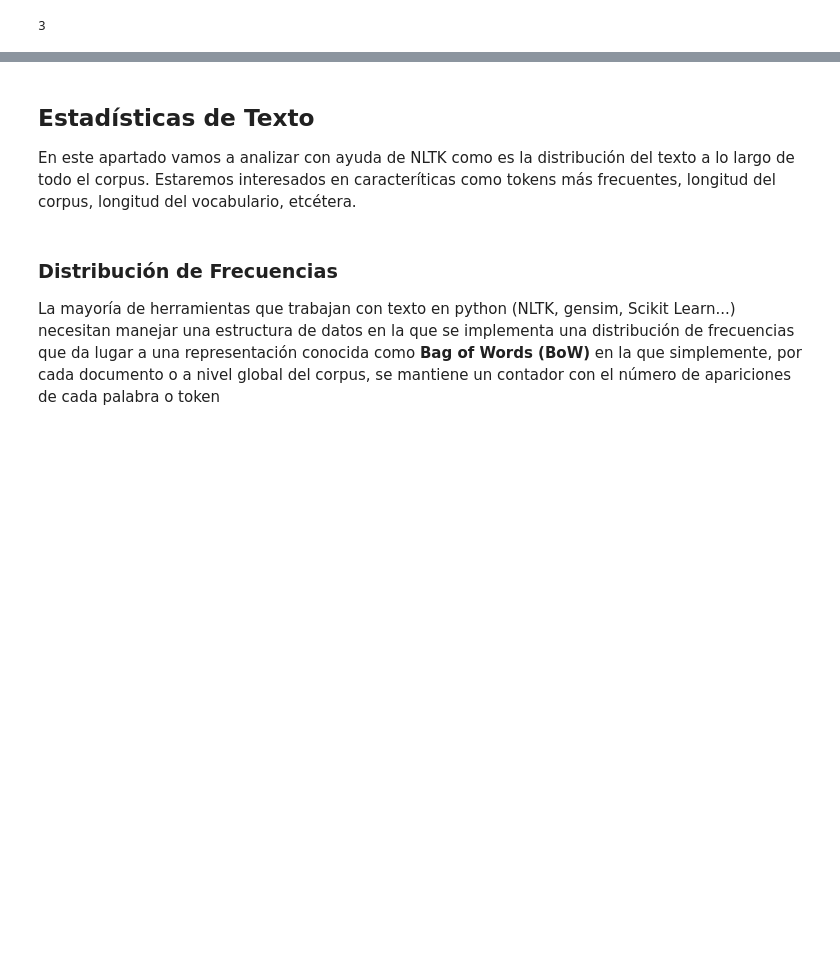
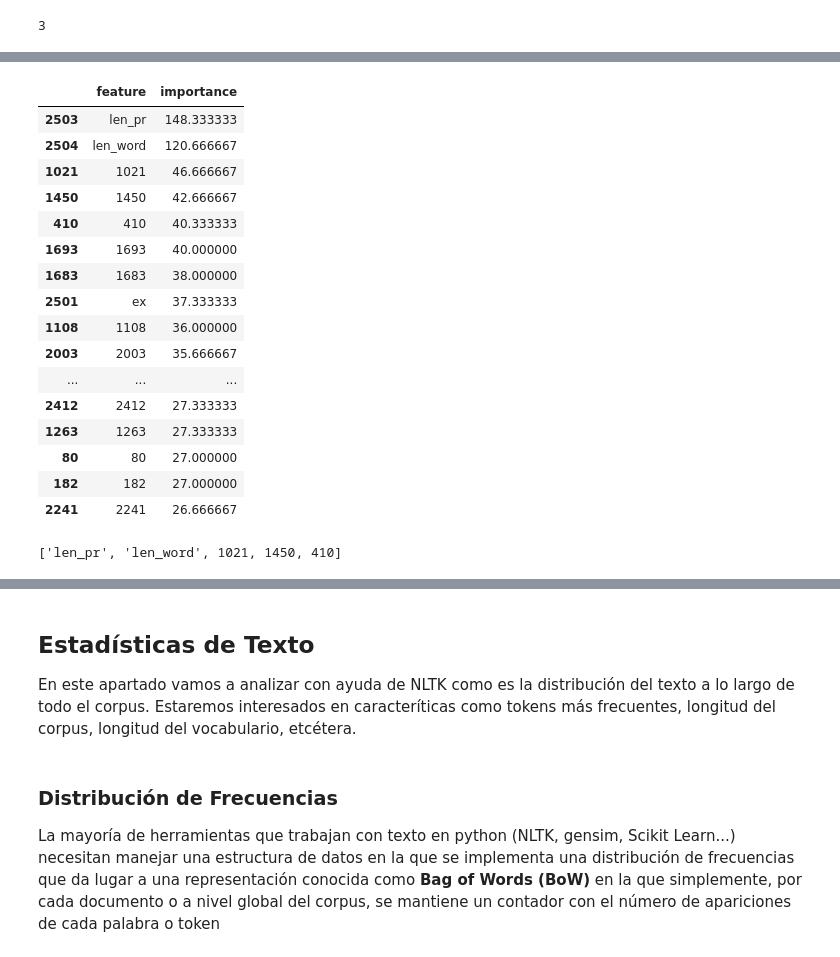
Before and after one commit to rodgomrod/kaggle_toxicity, a Jupyter notebook: Notebooks/Exploracion_datos.ipynb, the cells around one changed output, grey strips where cells are left out. Cells and saved outputs as stored; diff of their text form; code cells hidden in the pictures; blank space fills up the shorter version.

```diff
--- a/Notebooks/Exploracion_datos.ipynb
+++ b/Notebooks/Exploracion_datos.ipynb
@@ -195,13 +231,14 @@ skf.get_n_splits(train_ids, y_train)
 # %% [output]
 3
 # %%
-params={'min_data_in_leaf':20,
+params={
+    'min_data_in_leaf':20,
         'max_depth':-1,
         'metric':'auc',
         'n_estimators':1000,
-        'learning_rate':0.1,
+        'learning_rate':0.07,
         'num_leaves':75,
-        'colsample_bytree':0.5,
+        'colsample_bytree':0.3,
         'objective':'binary',
         'n_jobs':-1,
         'seed':42,
@@ -223,8 +260,8 @@ for train_index, test_index in skf.split(train_ids, y_train):
     lgb_model.fit(X_fit,
                   y_fit,
                   eval_set=[(X_val, y_val)],
-                  verbose=10,
-                  early_stopping_rounds=20)
+                  verbose=50,
+                  early_stopping_rounds=50)
 
     del X_fit
     del X_val
@@ -243,11 +297,38 @@ MemoryError:
 # %%
 columnas = X_train.columns
 imp = pd.DataFrame({'feature': columnas, 'importance': ft_importances/k})
 df_imp_sort = imp.sort_values('importance', ascending=False)
 
-df_imp_sort.head(10)
+df_imp_sort.head(30)
+# %% [output]
+|  | feature | importance |
+| 2503 | len_pr | 148.333333 |
+| 2504 | len_word | 120.666667 |
+| 1021 | 1021 | 46.666667 |
+| 1450 | 1450 | 42.666667 |
+| 410 | 410 | 40.333333 |
+| 1693 | 1693 | 40.000000 |
+| 1683 | 1683 | 38.000000 |
+| 2501 | ex | 37.333333 |
+| 1108 | 1108 | 36.000000 |
+| 2003 | 2003 | 35.666667 |
+| ... | ... | ... |
+| 2412 | 2412 | 27.333333 |
+| 1263 | 1263 | 27.333333 |
+| 80 | 80 | 27.000000 |
+| 182 | 182 | 27.000000 |
+| 2241 | 2241 | 26.666667 |
 # %%
 df_imp_sort.tail(2)
+# %%
+ft_sel = list()
+for i, j in zip(df_imp_sort['feature'], df_imp_sort['importance']):
+    if j > 10:
+        ft_sel.append(i)
+
+ft_sel[:5]
+# %% [output]
+['len_pr', 'len_word', 1021, 1450, 410]
 # %%
 from keras.models import Sequential
 from keras.layers import Dense
```
Also changed, not shown: parts of 23 cells of this notebook.
